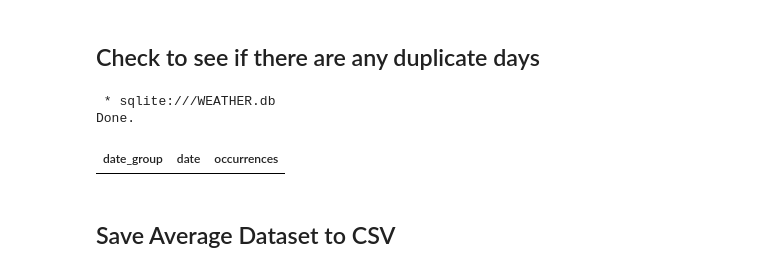
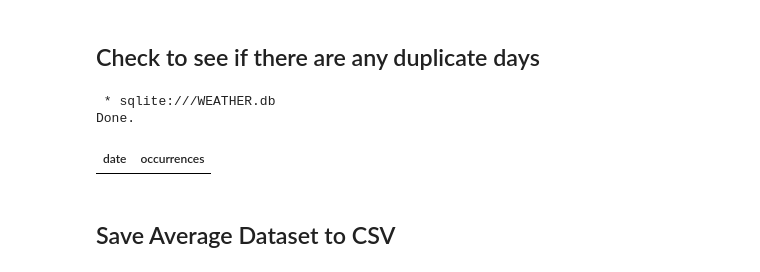
Before and after one commit to maggie-projects-23/Spruce_Budworm_Weather_Data, a Jupyter notebook: SpruceBudworm_weather.ipynb, the cells around one changed output. Cells and saved outputs as stored; diff of their text form; code cells hidden in the pictures.

```diff
--- a/SpruceBudworm_weather.ipynb
+++ b/SpruceBudworm_weather.ipynb
@@ -134,14 +90,14 @@ Done.
 ## Check to see if there are any duplicate days
 # %%
 %%sql
-SELECT date_group, date, COUNT(*) AS occurrences
+SELECT date, COUNT(*) AS occurrences
 FROM QC_DAY_AVERAGE_WEATHER
 GROUP BY date
 HAVING COUNT(*) > 1;
 # %% [output]
  * sqlite:///WEATHER.db
 Done.
-| date_group | date | occurrences |
+| date | occurrences |
 # %% [markdown]
 ## Save Average Dataset to CSV
 # %%
```
Also changed, not shown: parts of 11 cells of this notebook, 2 other files.
